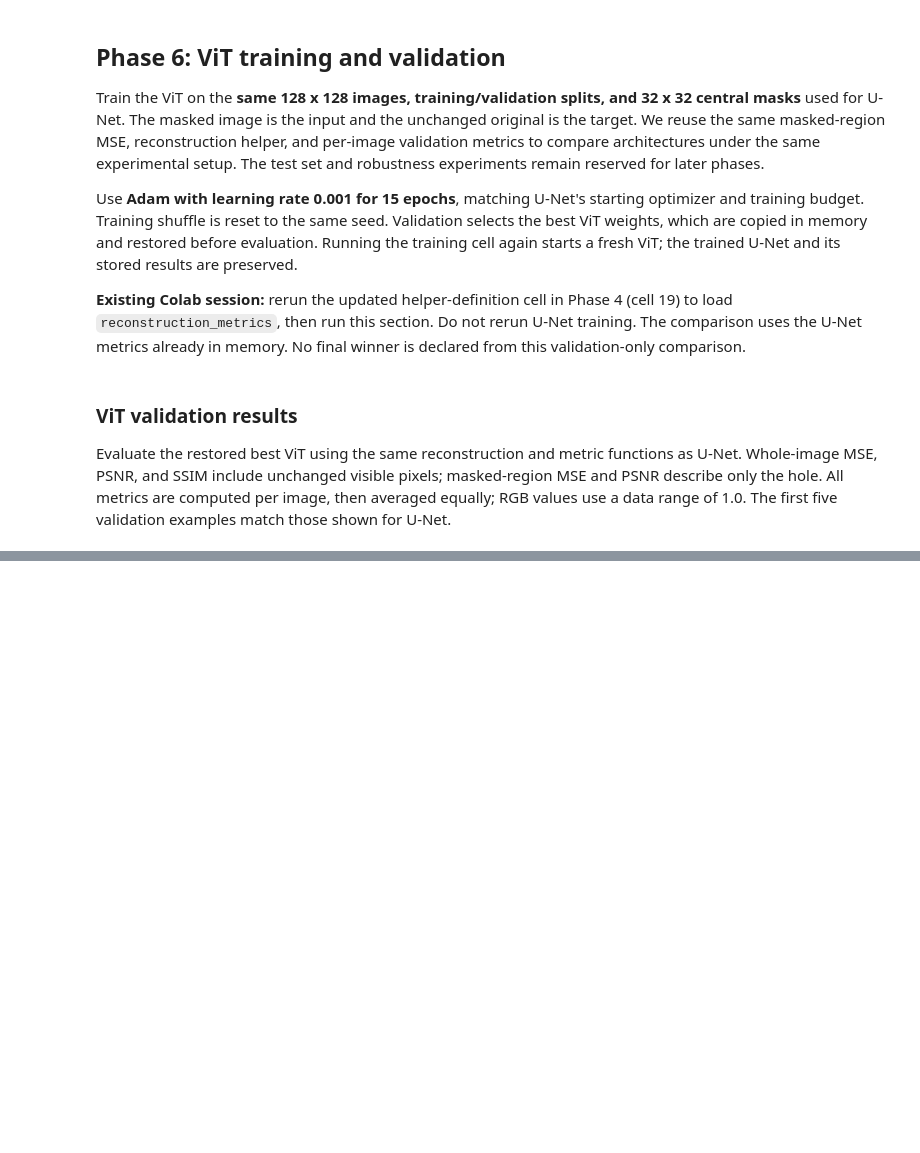
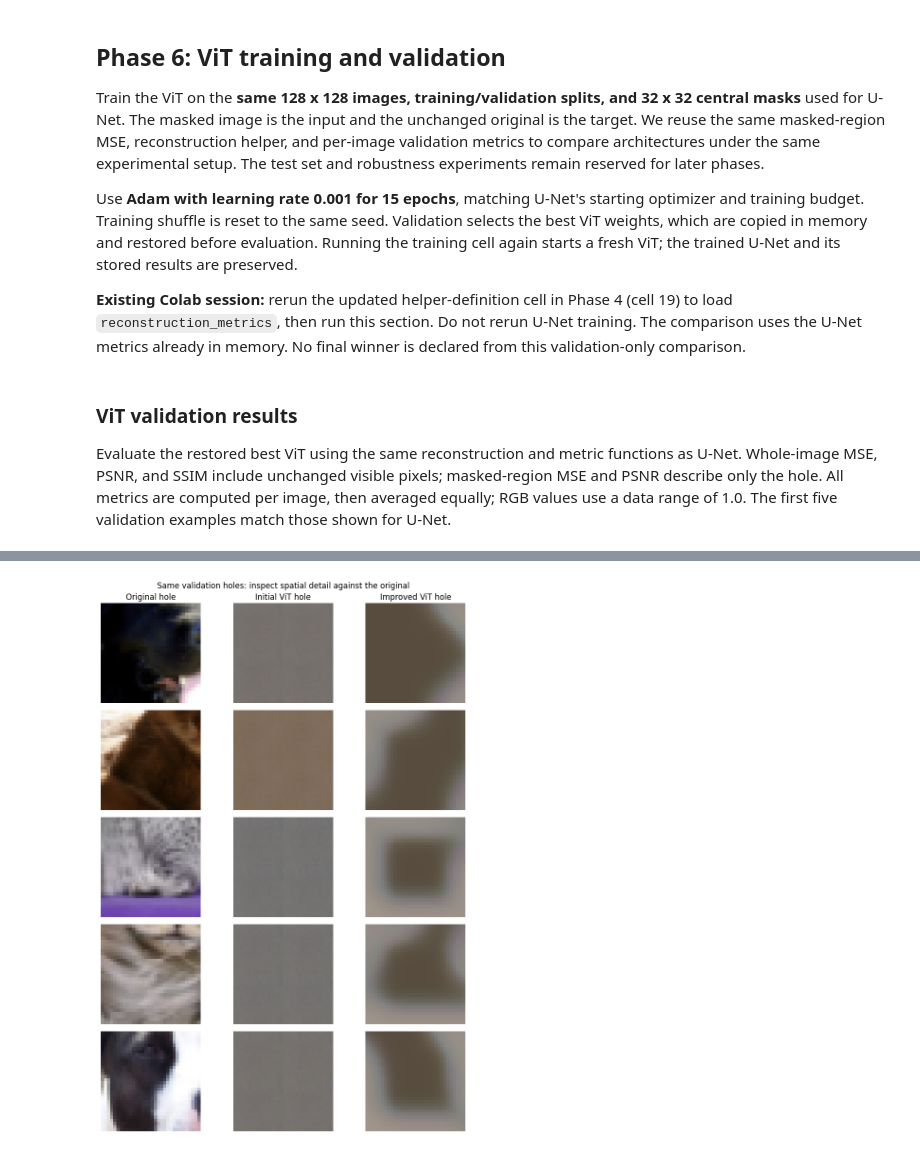
Before and after one commit to omiid-n99/cnn-vit-ensemble-classification, a Jupyter notebook: notebooks/image_inpainting.ipynb, the cells around one changed output, grey strips where cells are left out. Drawn from its saved outputs; the diff is of its cells as text; code cells hidden in the pictures; blank space fills up the shorter version.

```diff
--- a/notebooks/image_inpainting.ipynb
+++ b/notebooks/image_inpainting.ipynb
@@ -862,0 +1190,18 @@ display(validation_comparison.round(6))
+# %%
+hole_top = (IMAGE_SIZE - TRAIN_MASK_SIZE) // 2
+hole_left = (IMAGE_SIZE - TRAIN_MASK_SIZE) // 2
+fig, axes = plt.subplots(len(improved_vit_validation_examples), 3, figsize=(9, 12), squeeze=False)
+for row, (initial_example, improved_example) in enumerate(zip(
+    initial_vit_validation_examples, improved_vit_validation_examples
+)):
+    for column, image in enumerate((initial_example[0], initial_example[2], improved_example[2])):
+        crop = image[:, hole_top:hole_top + TRAIN_MASK_SIZE, hole_left:hole_left + TRAIN_MASK_SIZE]
+        axes[row, column].imshow(crop.permute(1, 2, 0).numpy(), interpolation='nearest')
+        axes[row, column].axis('off')
+for ax, title in zip(axes[0], ('Original hole', 'Initial ViT hole', 'Improved ViT hole')):
+    ax.set_title(title)
+fig.suptitle('Same validation holes: inspect spatial detail against the original')
+plt.tight_layout()
+plt.show()
+# %% [output]
+[figure, added]
```
Also changed, not shown: parts of 11 cells of this notebook.
